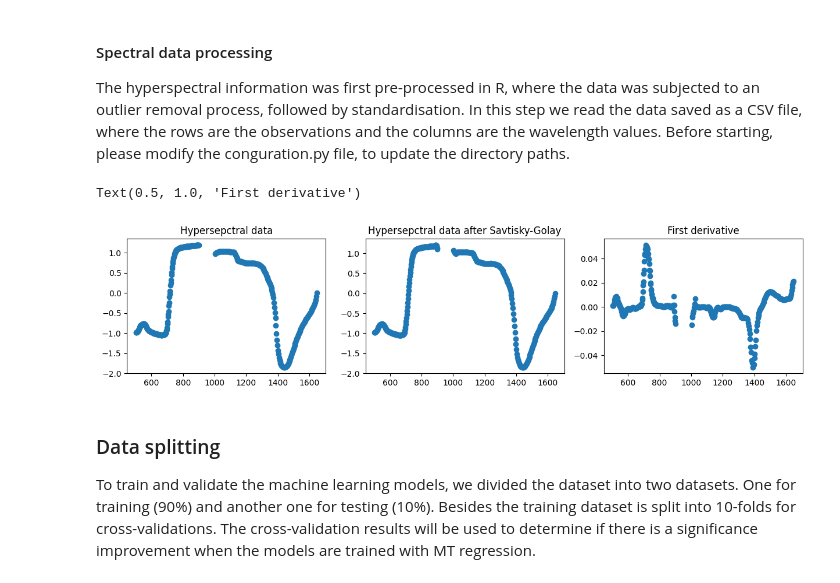
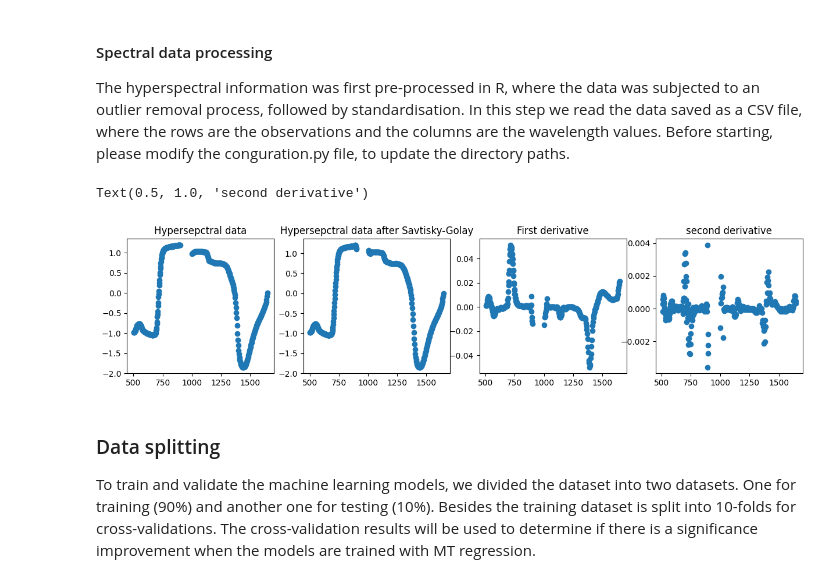
Before and after one commit to anaguilarar/MT_elements, a Jupyter notebook: Multi-Target prediction for element concentration.ipynb, the cells around one changed output. Drawn from its saved outputs; the diff is of its cells as text; code cells hidden in the pictures.

Commit message:
adding second derivateive plot

```diff
--- a/Multi-Target prediction for element concentration.ipynb
+++ b/Multi-Target prediction for element concentration.ipynb
@@ -43,25 +43,27 @@ Before starting, please modify the conguration.py file, to update the directory
 # %%
 import matplotlib.pyplot as plt
 
 ## folders
 sp_path = Configuration.sp_path
 nut_values_path = Configuration.target_path
 
 
 spdata = SpectralData(sp_path, columns_suffix = 'WL.', apply_sg = True)
 elementsdata = ElementsData(nut_values_path)
 
-f, ax = plt.subplots(nrows=1, ncols=3, figsize = [15,3])
+f, ax = plt.subplots(nrows=1, ncols=4, figsize = [15,3])
 
 ax[0].scatter(spdata.wavelengths,spdata.data.iloc[0].values)
 ax[0].set_title('Hypersepctral data')
 ax[1].scatter(spdata.wavelengths,spdata.data_sg.iloc[0].values)
 ax[1].set_title('Hypersepctral data after Savtisky-Golay')
 ax[2].scatter(spdata.wavelengths[2:],spdata.first_derivative.iloc[0].values)
 ax[2].set_title('First derivative')
+ax[3].scatter(spdata.wavelengths[4:],spdata.second_derivative.iloc[0].values)
+ax[3].set_title('second derivative')
 # %% [output]
-Text(0.5, 1.0, 'First derivative')
+Text(0.5, 1.0, 'second derivative')
-[figure, old version]
+[figure, new version]
 # %% [markdown]
 ### Data splitting
 
```
Also changed, not shown: parts of 1 cell of this notebook.
